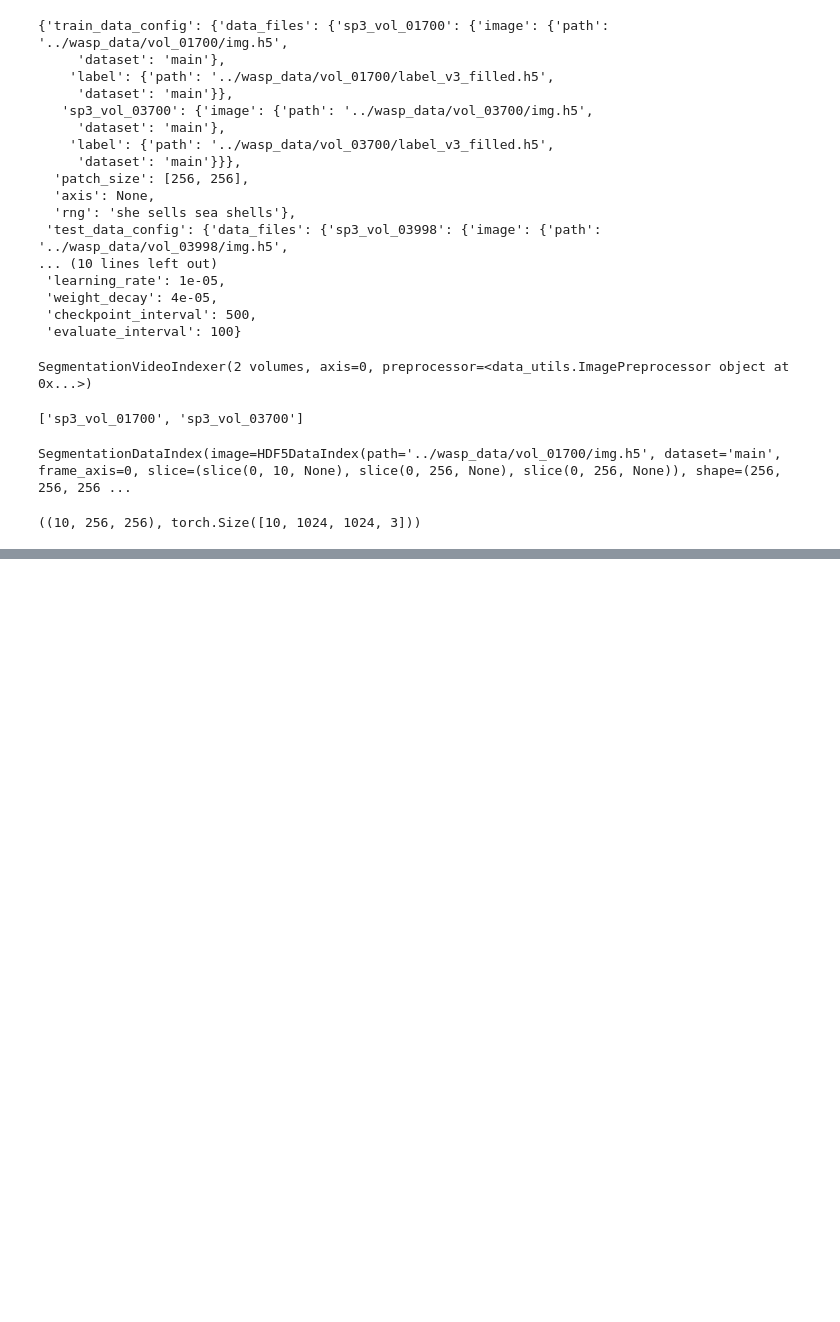
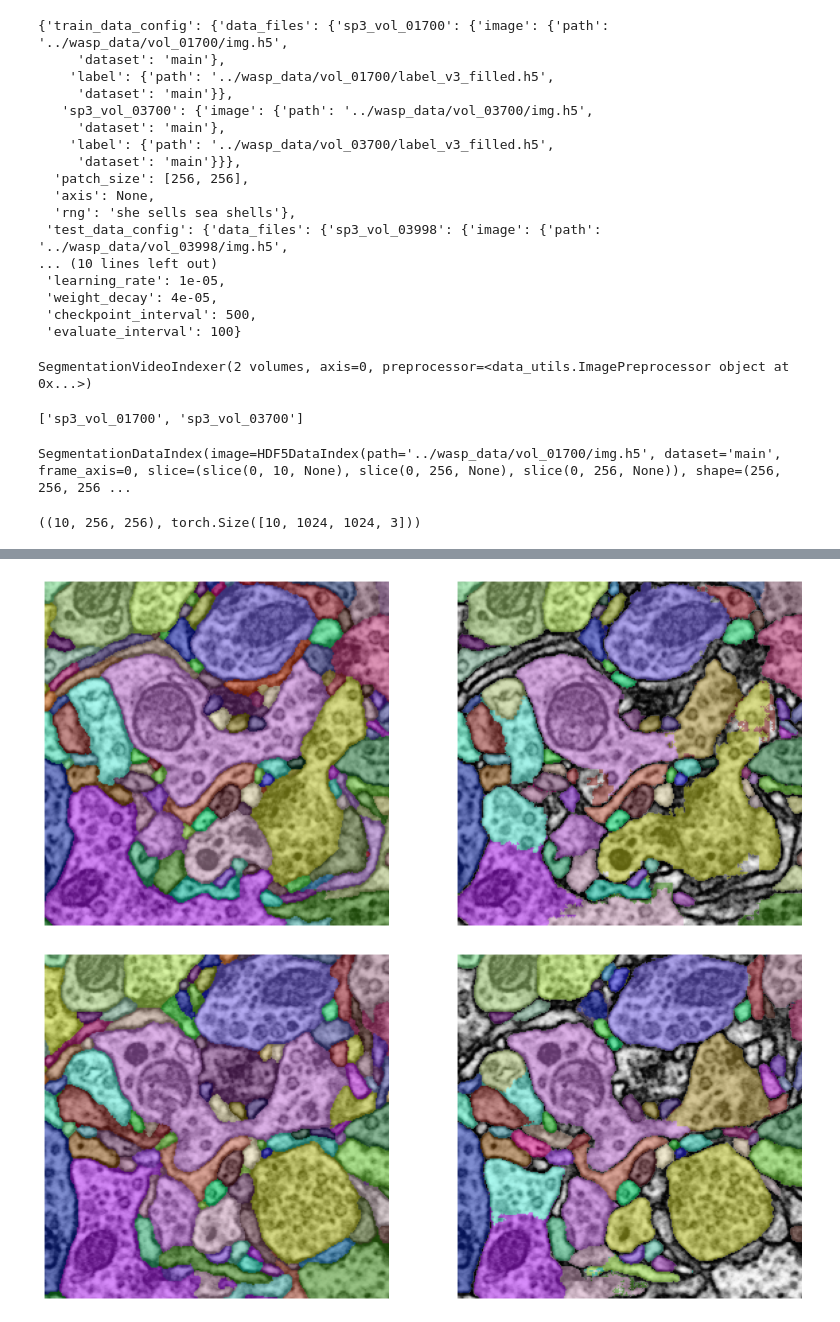
Before and after one commit to eschombu/segment-anything-2, a Jupyter notebook: wasp_em_fine_tuning/automatic_mask_video_wasp_sp3.ipynb, the cells around one changed output, grey strips where cells are left out. Drawn from its saved outputs; the diff is of its cells as text; code cells hidden in the pictures; blank space fills up the shorter version.

```diff
--- a/wasp_em_fine_tuning/automatic_mask_video_wasp_sp3.ipynb
+++ b/wasp_em_fine_tuning/automatic_mask_video_wasp_sp3.ipynb
@@ -242,0 +314,25 @@ for i, (img, annot, masks) in enumerate(zip(ex_video_1r, ex_annot_1, video_masks
+# %%
+gt_color_map = {}
+pred_color_map = {}
+for i, (img, annot, masks) in enumerate(zip(ex_video_1r, ex_annot_1, pred_annot_1_ft)):
+    if i not in (0, 9):
+        continue
+    fig, axs = plt.subplots(1, 2, figsize=(15, 15))
+    # import pdb; pdb.set_trace()
+
+    plt.sca(axs[0])
+    plt.imshow(img, cmap='grey')
+    gt_color_map = show_anns(annot, borders=False, color_map=gt_color_map)
+    plt.axis('off')
+
+    pred_color_map.update({gt_pred_ft_id_map[gt_id]: gt_color for gt_id, gt_color in gt_color_map.items() if gt_id in gt_pred_ft_id_map and gt_pred_ft_id_map[gt_id] not in pred_color_map})
+
+    plt.sca(axs[1])
+    plt.imshow(img, cmap='grey')
+    pred_color_map = show_anns(masks, borders=False, color_map=pred_color_map)
+    plt.axis('off')
+
+    gt_color_map.update({gt_pred_ft_id_map.inverse[pred_id]: pred_color for pred_id, pred_color in pred_color_map.items() if pred_id in gt_pred_ft_id_map.inverse and gt_pred_ft_id_map.inverse[pred_id] not in gt_color_map})
+# %% [output]
+[figure, added]
+[figure, added]
```
Also changed, not shown: parts of 17 cells of this notebook, 1 other file.
